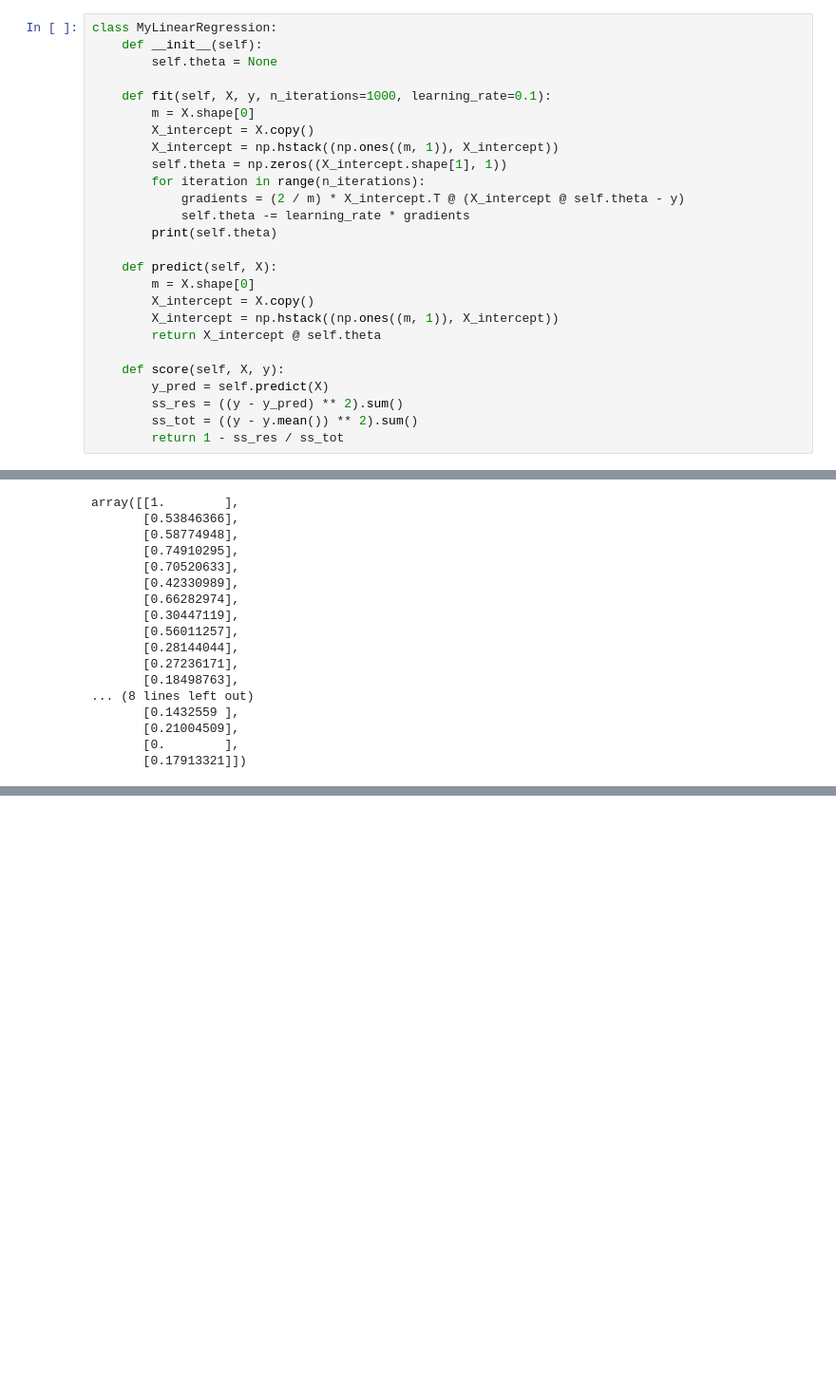
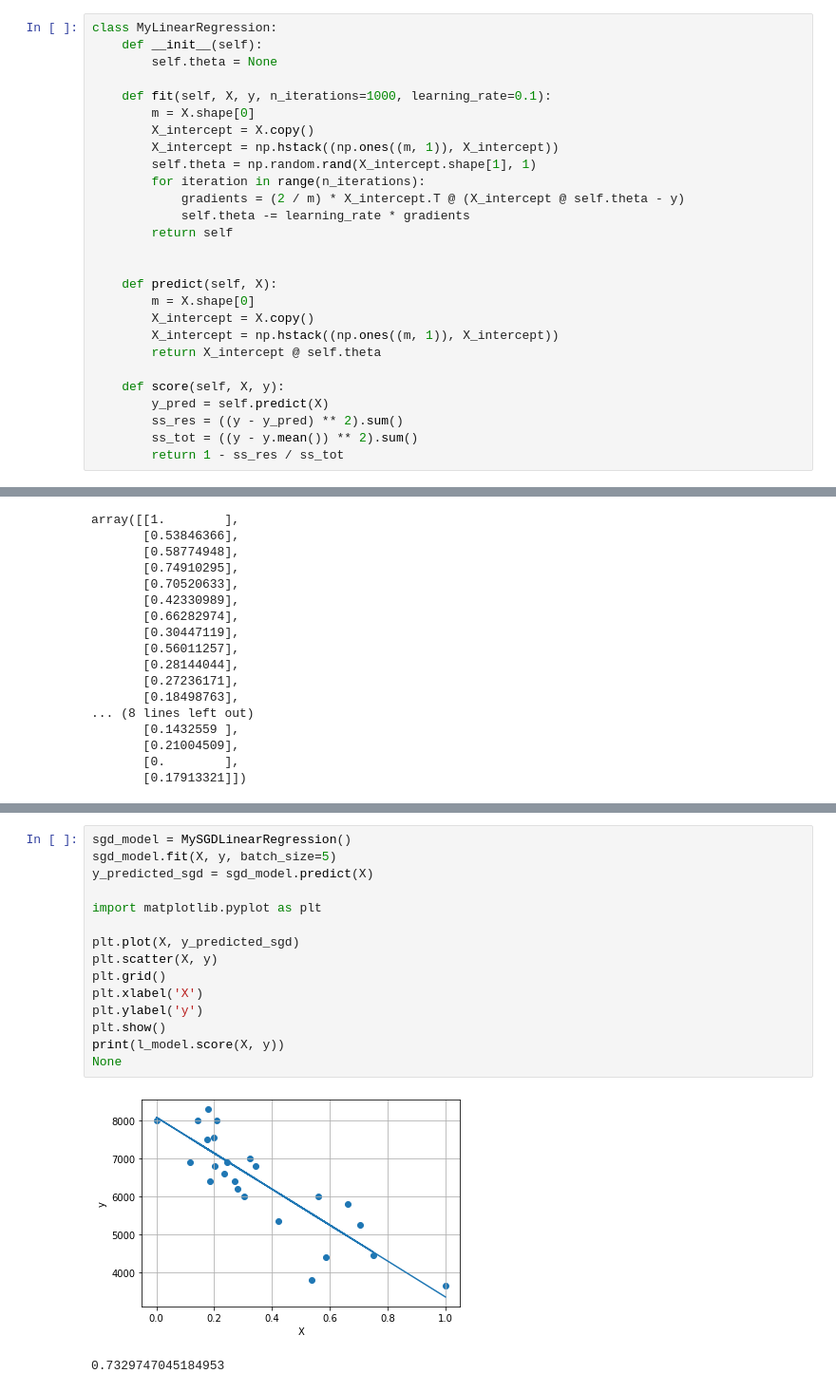
Before and after one commit to danlee65071/DSFromScratch, a Jupyter notebook: Lesson2.ipynb, the cells around one changed output, grey strips where cells are left out. Shown: that part at 95% size. Saved outputs shown, nothing was run; the diff lists cells and outputs as text; blank space fills up the shorter version.

```diff
--- a/Lesson2.ipynb
+++ b/Lesson2.ipynb
@@ -237,11 +237,12 @@ class MyLinearRegression:
         m = X.shape[0]
         X_intercept = X.copy()
         X_intercept = np.hstack((np.ones((m, 1)), X_intercept))
-        self.theta = np.zeros((X_intercept.shape[1], 1))
+        self.theta = np.random.rand(X_intercept.shape[1], 1)
         for iteration in range(n_iterations):
             gradients = (2 / m) * X_intercept.T @ (X_intercept @ self.theta - y)
             self.theta -= learning_rate * gradients
-        print(self.theta)
+        return self
+
 
     def predict(self, X):
         m = X.shape[0]
@@ -309,0 +342,18 @@ None
+# %%
+sgd_model = MySGDLinearRegression()
+sgd_model.fit(X, y, batch_size=5)
+y_predicted_sgd = sgd_model.predict(X)
+
+import matplotlib.pyplot as plt
+
+plt.plot(X, y_predicted_sgd)
+plt.scatter(X, y)
+plt.grid()
+plt.xlabel('X')
+plt.ylabel('y')
+plt.show()
+print(l_model.score(X, y))
+None
+# %% [output]
+[figure, added]
+0.7329747045184953
```
Also changed, not shown: parts of 3 cells of this notebook.
